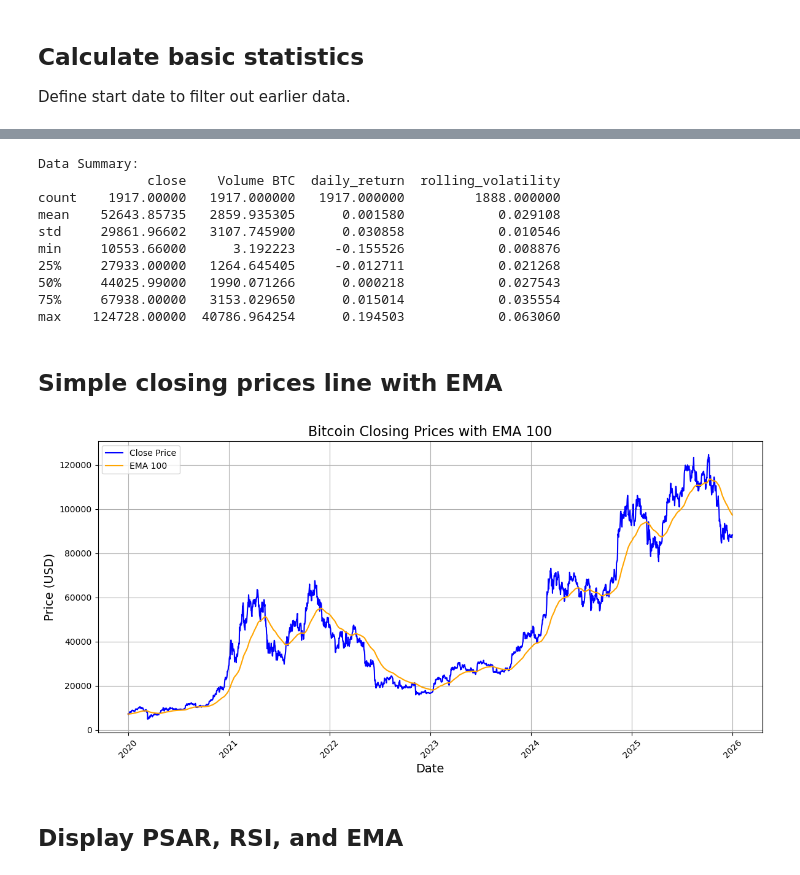
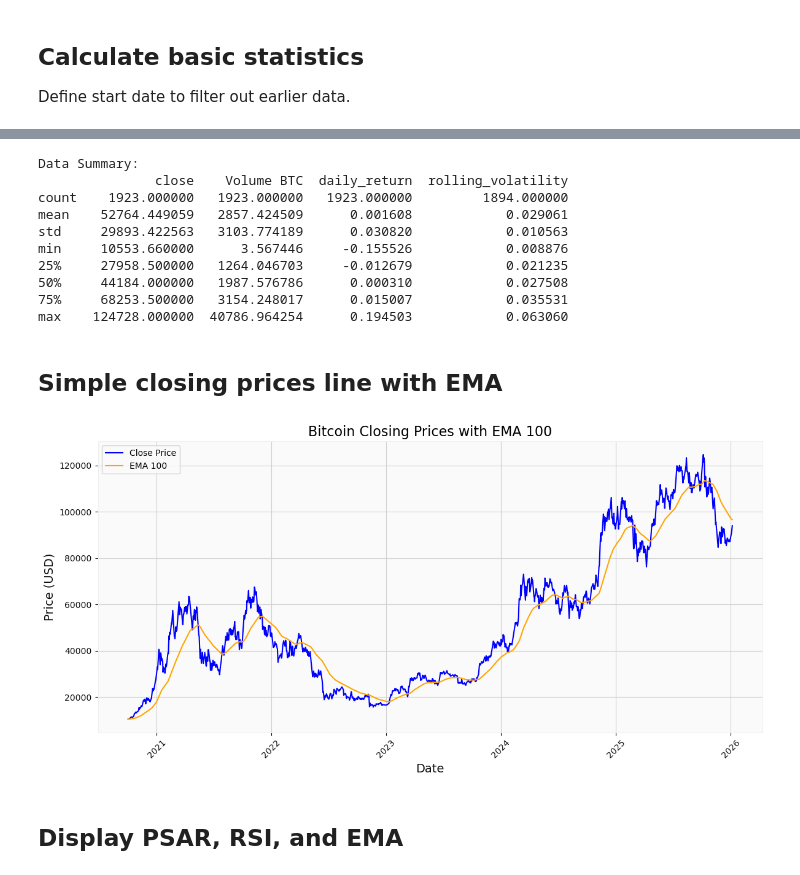
Before and after one commit to archgeek1/BTC-jupyter, a Jupyter notebook: BTC-sar-rsi-ema.ipynb, the cells around one changed output, grey strips where cells are left out. Drawn from its saved outputs; the diff is of its cells as text; code cells hidden in the pictures.

```diff
--- a/BTC-sar-rsi-ema.ipynb
+++ b/BTC-sar-rsi-ema.ipynb
@@ -92,9 +102,6 @@ Basic Data Information:
 # %%
-# plot the daily volatility
-import matplotlib.pyplot as plt
-
 plt.figure(figsize=(12, 6))
-plt.plot(data['date'], data['daily_return'], label='Daily Returns', color='blue', alpha=0.5)
+plt.plot(recent_data['date'], recent_data['daily_return'], label='Daily Returns', color='blue', alpha=0.5)
 plt.title('Daily Returns of Bitcoin (BTC/USD)')
 plt.xlabel('Date')
 plt.ylabel('Daily Return')
@@ -104,11 +111,11 @@ plt.grid()
 plt.show()
 
 # Calculate rolling volatility (standard deviation) over a 30-day window
-data['rolling_volatility'] = data['daily_return'].rolling(window=30).std()
+recent_data['rolling_volatility'] = recent_data['daily_return'].rolling(window=30).std()
 
 # Plot the rolling volatility
 plt.figure(figsize=(12, 6))
-plt.plot(data['date'], data['rolling_volatility'], label='30-Day Rolling Volatility', color='orange', alpha=0.8)
+plt.plot(recent_data['date'], recent_data['rolling_volatility'], label='30-Day Rolling Volatility', color='orange', alpha=0.8)
 plt.title('Bitcoin 30-Day Rolling Volatility')
 plt.xlabel('Date')
 plt.ylabel('Volatility (Standard Deviation)')
@@ -121,54 +128,43 @@ plt.show()
 # %%
 # Display data summary
 print("\nData Summary:")
-print(data[['close','Volume BTC', 'daily_return', 'rolling_volatility']].describe())
+print(recent_data[['close','Volume BTC', 'daily_return', 'rolling_volatility']].describe())
 # %% [output]
 Data Summary:
-              close    Volume BTC  daily_return  rolling_volatility
-count    1917.00000   1917.000000   1917.000000         1888.000000
-mean    52643.85735   2859.935305      0.001580            0.029108
-std     29861.96602   3107.745900      0.030858            0.010546
-min     10553.66000      3.192223     -0.155526            0.008876
-25%     27933.00000   1264.645405     -0.012711            0.021268
-50%     44025.99000   1990.071266      0.000218            0.027543
-75%     67938.00000   3153.029650      0.015014            0.035554
-max    124728.00000  40786.964254      0.194503            0.063060
+               close    Volume BTC  daily_return  rolling_volatility
+count    1923.000000   1923.000000   1923.000000         1894.000000
+mean    52764.449059   2857.424509      0.001608            0.029061
+std     29893.422563   3103.774189      0.030820            0.010563
+min     10553.660000      3.567446     -0.155526            0.008876
+25%     27958.500000   1264.046703     -0.012679            0.021235
+50%     44184.000000   1987.576786      0.000310            0.027508
+75%     68253.500000   3154.248017      0.015007            0.035531
+max    124728.000000  40786.964254      0.194503            0.063060
 # %% [markdown]
 ## Simple closing prices line with EMA
 # %%
-import matplotlib.pyplot as plt
-
-start_date = '2020-01-01'
-
-data = pd.read_csv('./Bitstamp_BTCUSD_d.csv')
-data['date'] = pd.to_datetime(data['date'])
-data = data[::-1]  # Reverse the data order
-
-
-
-data = data[data['date'] >= start_date]
-data['EMA_100'] = data['close'].ewm(span=100, adjust=False).mean()
+recent_data['EMA_100'] = recent_data['close'].ewm(span=100, adjust=False).mean()
 
 plt.figure(figsize=(12, 6))
 
 # Plot close prices
-plt.plot(data['date'], data['close'], label='Close Price', color='blue')
+plt.plot(recent_data['date'], recent_data['close'], label='Close Price', color='blue')
 
 # Plot EMA
-plt.plot(data['date'], data['EMA_100'], label='EMA 100', color='orange')
+plt.plot(recent_data['date'], recent_data['EMA_100'], label='EMA 100', color='orange')
 
 # titles and labels
 plt.title('Bitcoin Closing Prices with EMA 100', fontsize=16)
 plt.xlabel('Date', fontsize=14)
 plt.ylabel('Price (USD)', fontsize=14)
 plt.xticks(rotation=45)  # Rotate x-axis labels for readability
 plt.legend()
 plt.grid(True)
 plt.tight_layout()
 
 plt.show()
 # %% [output]
-[figure, old version]
+[figure, new version]
 # %% [markdown]
 ## Display PSAR, RSI, and EMA
 # %%
```
Also changed, not shown: parts of 8 cells of this notebook, 1 other file.
